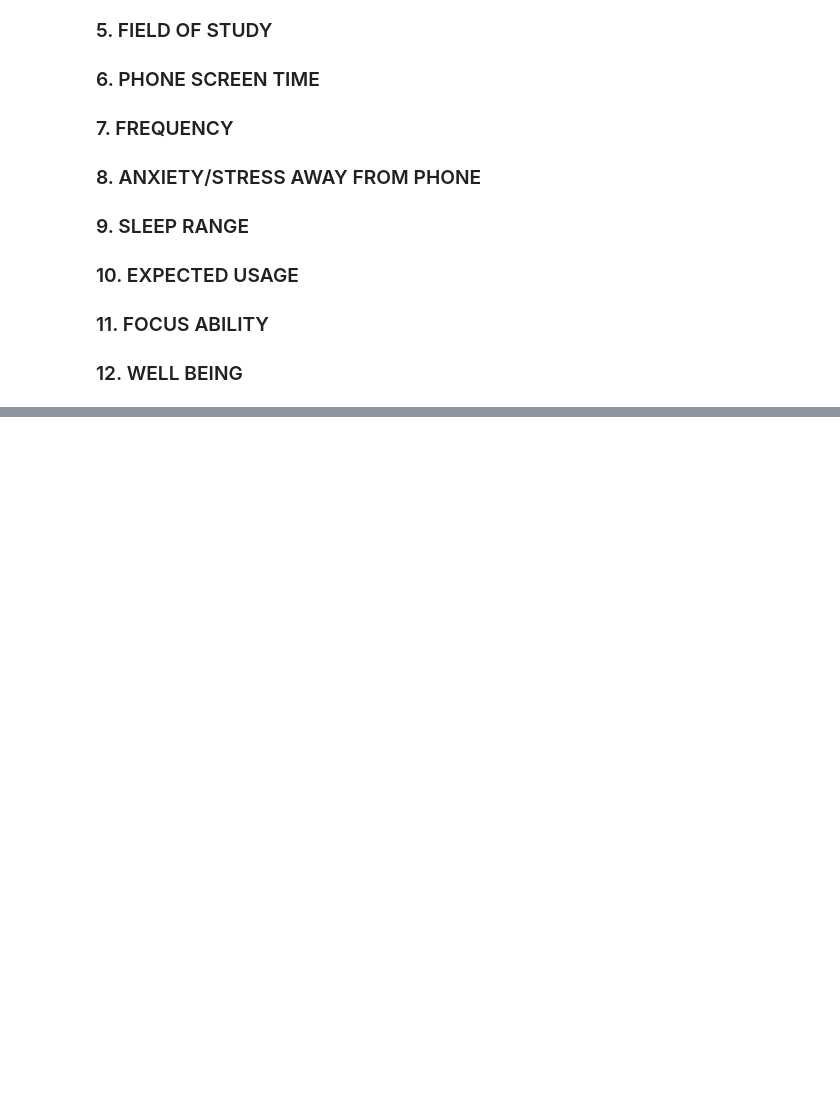
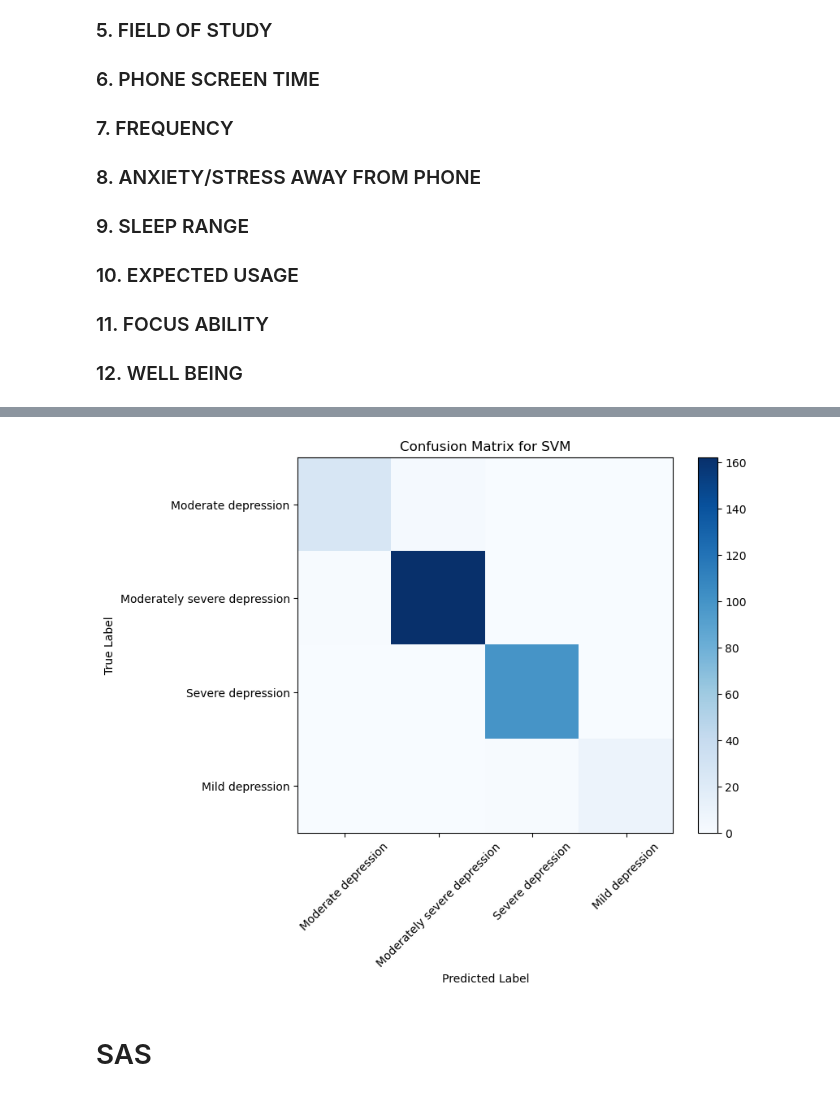
Before and after one commit to Brainskull24/Heal.ai, a Jupyter notebook: Heal.ai.ipynb, the cells around one changed output, grey strips where cells are left out. Saved outputs shown, nothing was run; the diff lists cells and outputs as text; code cells hidden in the pictures; blank space fills up the shorter version.

```diff
--- a/Heal.ai.ipynb
+++ b/Heal.ai.ipynb
@@ -436,0 +413,67 @@ ValueError: At least one label specified must be in y_true
+# %%
+# from sklearn.metrics import plot_confusion_matrix
+print(data)
+def categorize_sum(score):
+    if 1 <= score <= 4:
+        return 'Minimal depression'
+    elif 5 <= score <= 9:
+        return 'Mild depression'
+    elif 10 <= score <= 14:
+        return 'Moderate depression'
+    elif 15 <= score <= 19:
+        return 'Moderately severe depression'
+    elif 20 <= score <= 26:
+        return 'Severe depression'
+    else:
+        return 'No depression'
+
+data['Depression_Severity'] = data['SUM'].apply(categorize_sum)
+X = data.drop(['SUM', 'Depression_Severity'], axis=1)
+y = data['Depression_Severity']
+
+from sklearn.svm import SVC
+
+# Using the same train-test split
+X_train, X_test, y_train, y_test = train_test_split(X, y, test_size=0.3, random_state=42)
+
+# Initialize the SVM classifier
+svm_classifier = SVC(kernel='poly', random_state=42)
+svm_classifier.fit(X_train, y_train)
+
+# Make predictions
+predictions_svm = svm_classifier.predict(X_test)
+
+# Calculate accuracy and classification report
+accuracy_svm = accuracy_score(y_test, predictions_svm)
+classification_rep_svm = classification_report(y_test, predictions_svm)
+
+# Make predictions for the sample row
+sample_prediction_svm = svm_classifier.predict(sample_row)
+
+print(sample_row)
+print("SVM Predicted Depression Level:", sample_prediction_svm)
+# Print accuracy and classification report
+print("SVM Accuracy:", accuracy_svm)
+print("SVM Classification Report:")
+print(classification_rep_svm)
+
+
+import matplotlib.pyplot as plt
+from sklearn.metrics import confusion_matrix, classification_report
+
+conf_matrix = confusion_matrix(y_test, predictions_svm)
+plt.figure(figsize=(8, 6))
+plt.imshow(conf_matrix, cmap=plt.cm.Blues)
+plt.title('Confusion Matrix for SVM')
+plt.colorbar()
+plt.xticks(ticks=range(len(y_test.unique())), labels=y_test.unique(), rotation=45)
+plt.yticks(ticks=range(len(y_test.unique())), labels=y_test.unique())
+plt.xlabel('Predicted Label')
+plt.ylabel('True Label')
+plt.show()
+
+# Plot classification report
+# from sklearn.metrics import classification_report
+# print("SVM Classification Report:")
+# print(classification_report(y_test, predictions_svm, target_names=['Minimal depression', 'Mild depression', 'Moderate depression', 'Moderately severe depression', 'Severe depression', 'No depression']))
+# %% [output]
@@ -436,0 +497 @@ ValueError: At least one label specified must be in y_true
+[figure, added]
@@ -436,0 +515,2 @@ ValueError: At least one label specified must be in y_true
+# %% [markdown]
+# SAS
```
Also changed, not shown: parts of 23 cells of this notebook, 24 other files.
